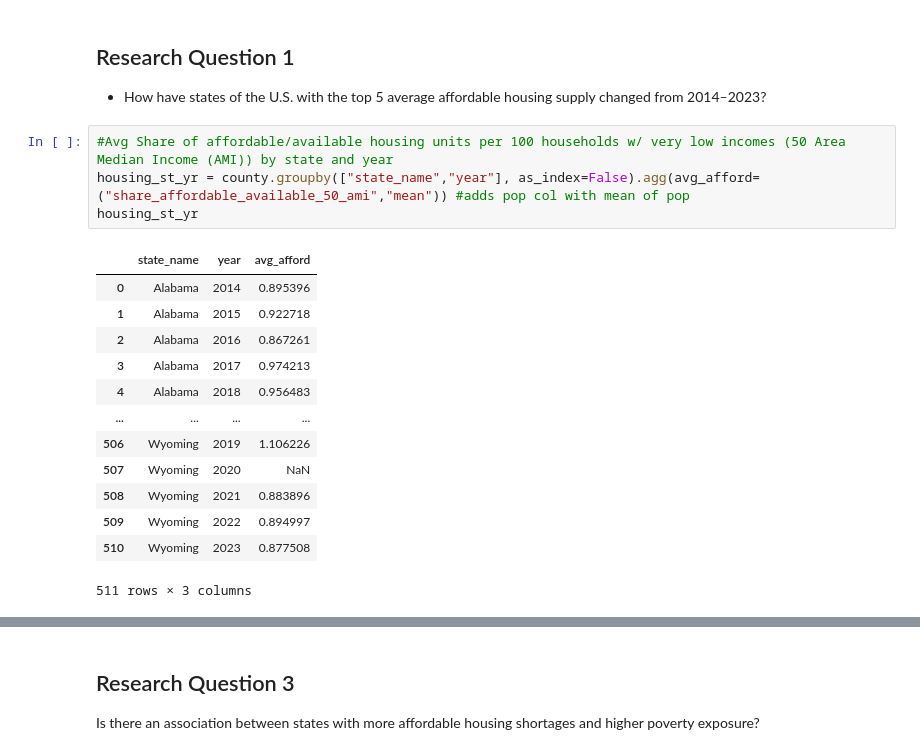
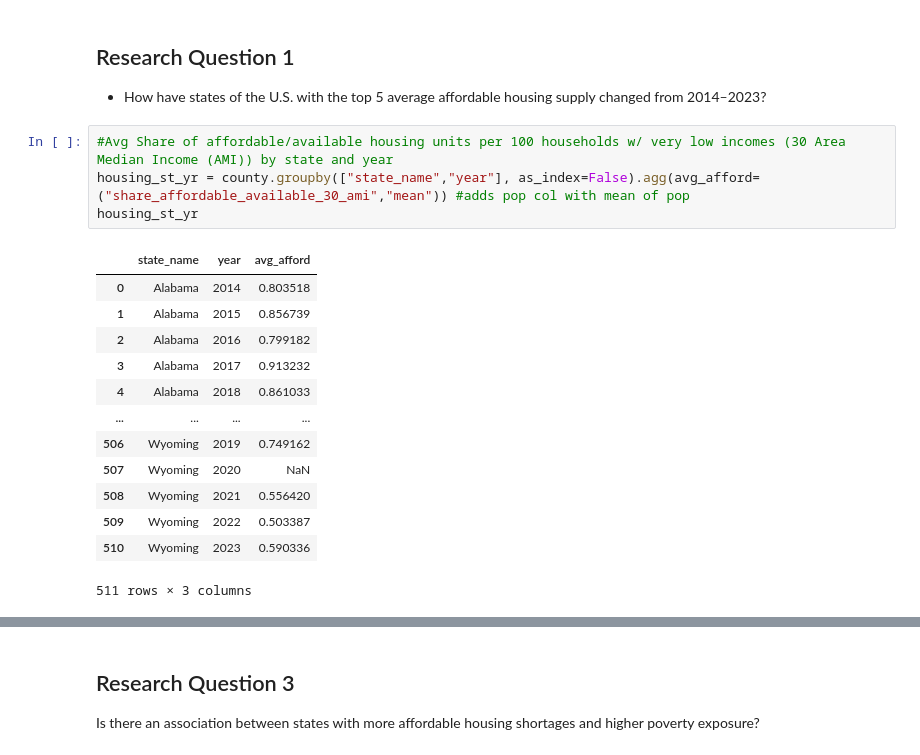
Before and after one commit to Adrian1840/MATH120_Final_Project, a Jupyter notebook: notebooks/MATH120_Final_Project.ipynb, the cells around one changed output, grey strips where cells are left out. Cells and saved outputs as stored; diff of their text form.

```diff
--- a/notebooks/MATH120_Final_Project.ipynb
+++ b/notebooks/MATH120_Final_Project.ipynb
@@ -93,21 +93,21 @@ county.describe()
 ## Research Question 1
 * How have states of the U.S. with the top 5 average affordable housing supply changed from 2014–2023?
 # %%
-#Avg Share of affordable/available housing units per 100 households w/ very low incomes (50 Area Median Income (AMI)) by state and year
-housing_st_yr = county.groupby(["state_name","year"], as_index=False).agg(avg_afford= ("share_affordable_available_50_ami","mean")) #adds pop col with mean of pop
+#Avg Share of affordable/available housing units per 100 households w/ very low incomes (30 Area Median Income (AMI)) by state and year
+housing_st_yr = county.groupby(["state_name","year"], as_index=False).agg(avg_afford= ("share_affordable_available_30_ami","mean")) #adds pop col with mean of pop
 housing_st_yr
 # %% [output]
 |  | state_name | year | avg_afford |
-| 0 | Alabama | 2014 | 0.895396 |
-| 1 | Alabama | 2015 | 0.922718 |
-| 2 | Alabama | 2016 | 0.867261 |
-| 3 | Alabama | 2017 | 0.974213 |
-| 4 | Alabama | 2018 | 0.956483 |
+| 0 | Alabama | 2014 | 0.803518 |
+| 1 | Alabama | 2015 | 0.856739 |
+| 2 | Alabama | 2016 | 0.799182 |
+| 3 | Alabama | 2017 | 0.913232 |
+| 4 | Alabama | 2018 | 0.861033 |
 | ... | ... | ... | ... |
-| 506 | Wyoming | 2019 | 1.106226 |
+| 506 | Wyoming | 2019 | 0.749162 |
 | 507 | Wyoming | 2020 | NaN |
-| 508 | Wyoming | 2021 | 0.883896 |
-| 509 | Wyoming | 2022 | 0.894997 |
-| 510 | Wyoming | 2023 | 0.877508 |
+| 508 | Wyoming | 2021 | 0.556420 |
+| 509 | Wyoming | 2022 | 0.503387 |
+| 510 | Wyoming | 2023 | 0.590336 |
 511 rows × 3 columns
 # %%
```
Also changed, not shown: parts of 7 cells of this notebook.
